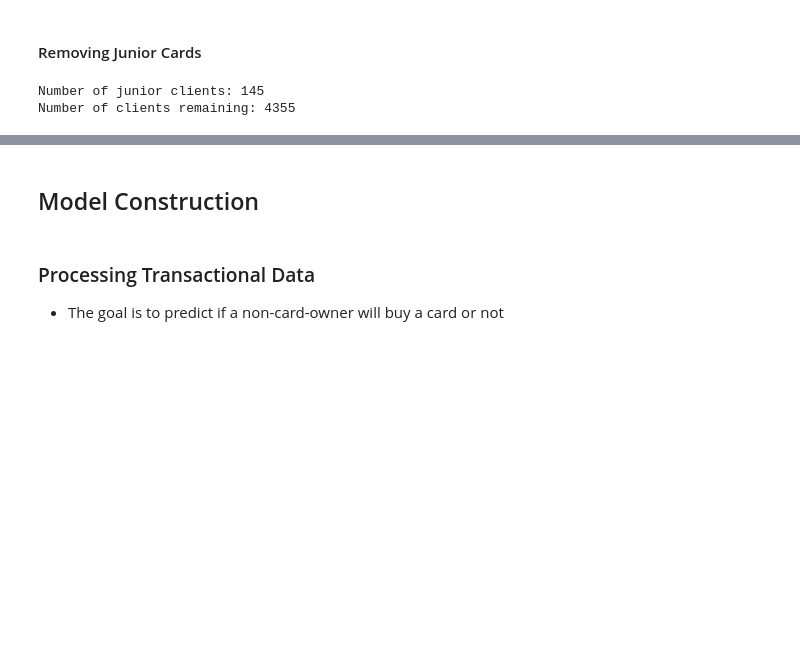
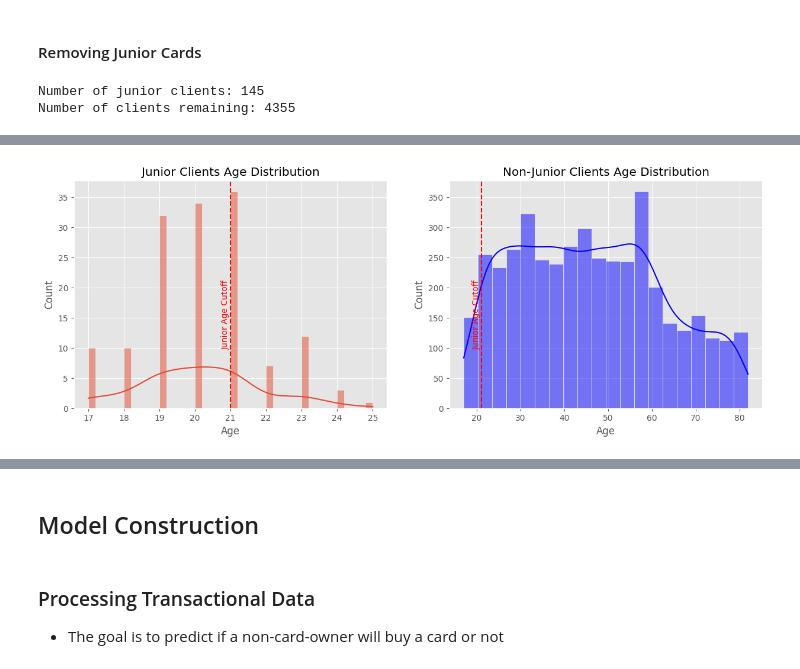
Before and after one commit to okaynils/fhnw-ds-aml, a Jupyter notebook: notebook.ipynb, the cells around one changed output, grey strips where cells are left out. Cells and saved outputs as stored; diff of their text form; code cells hidden in the pictures; blank space fills up the shorter version.

Commit message:
removed further potential junior clients

```diff
--- a/notebook.ipynb
+++ b/notebook.ipynb
@@ -331,0 +336,20 @@ Number of clients remaining: 4355
+# %%
+JUNIOR_AGE_CUTOFF = 21
+
+fig, ax = plt.subplots(1, 2, figsize=(15, 5))
+
+sns.histplot(junior_clients['client_age'], bins=40, ax=ax[0], kde=True)
+ax[0].axvline(JUNIOR_AGE_CUTOFF, color='r', linestyle='--')
+ax[0].text(JUNIOR_AGE_CUTOFF - .25, 10, 'Junior Age Cutoff', rotation=90, color='r')
+ax[0].set_title('Junior Clients Age Distribution')
+ax[0].set_xlabel('Age')
+
+sns.histplot(client_df['client_age'], bins=20, ax=ax[1], color='b', kde=True)
+ax[1].axvline(JUNIOR_AGE_CUTOFF, color='r', linestyle='--')
+ax[1].text(JUNIOR_AGE_CUTOFF - 2, 100, 'Junior Age Cutoff', rotation=90, color='r')
+ax[1].set_title('Non-Junior Clients Age Distribution')
+ax[1].set_xlabel('Age')
+
+plt.show()
+# %% [output]
+[figure, added]
```
Also changed, not shown: parts of 5 cells of this notebook, 1 other file.
